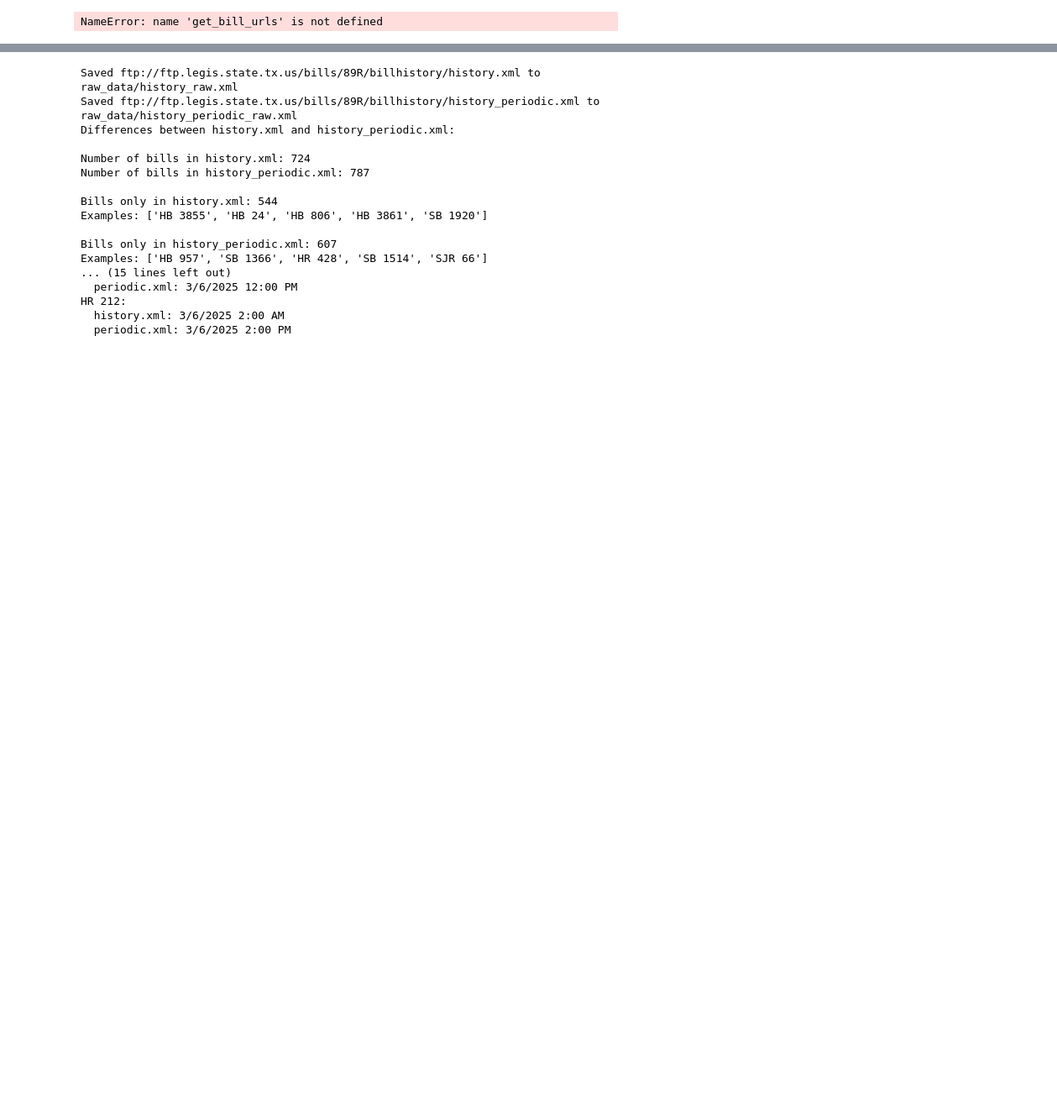
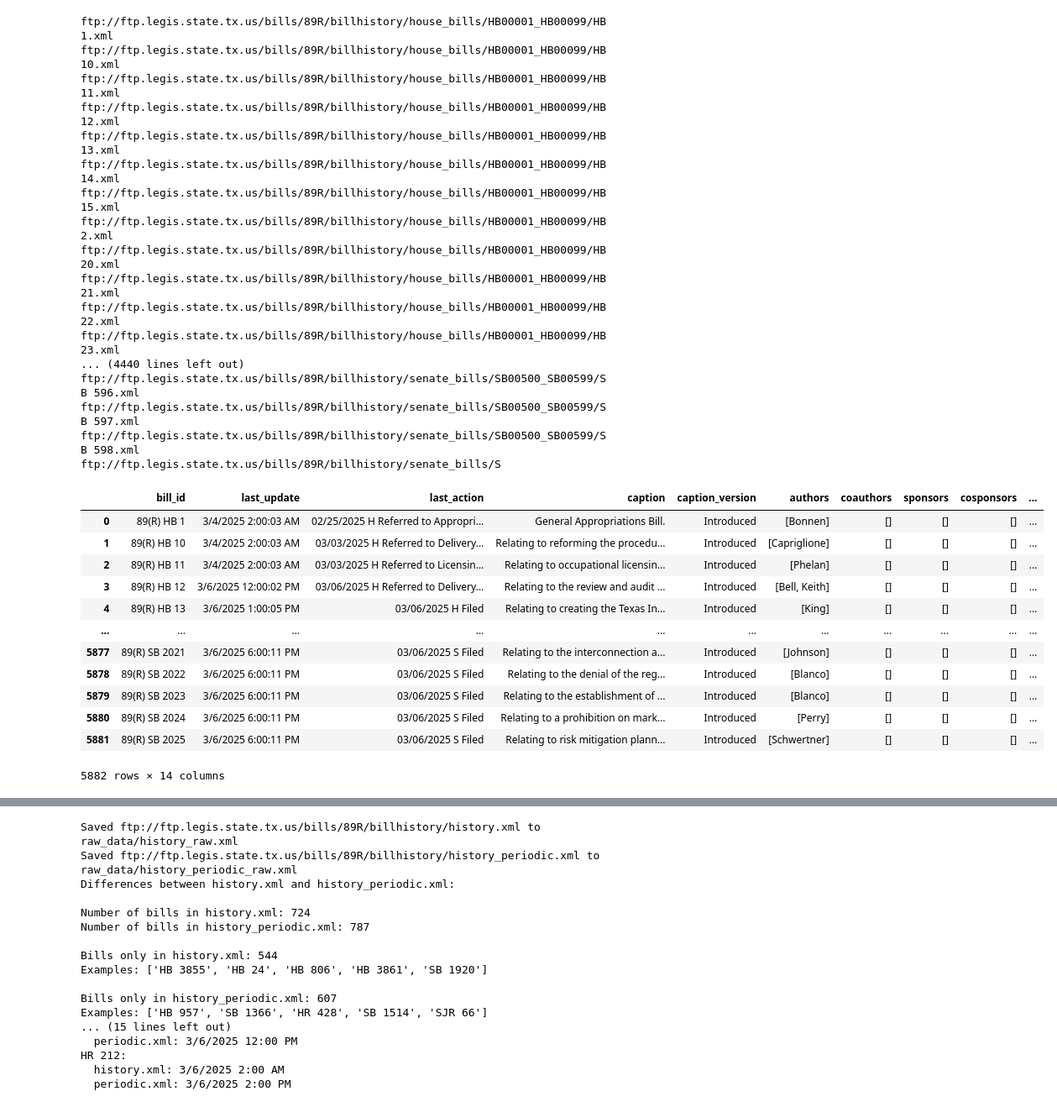
Before and after one commit to tx-spark/sparkflow, a Jupyter notebook: scraper/test_leg_api_scraper.ipynb, the cells around one changed output, grey strips where cells are left out. Shown: that part at 84% size. Drawn from its saved outputs; the diff is of its cells as text; code cells hidden in the pictures; blank space fills up the shorter version.

```diff
--- a/scraper/test_leg_api_scraper.ipynb
+++ b/scraper/test_leg_api_scraper.ipynb
@@ -6,9 +6,9 @@ from bs4 import BeautifulSoup
 import requests
 import gspread
 # %%
-from scraper_utils import FTP_Connection
+from utils import FTP_Connection
 import yaml
-CONFIG_PATH = 'scraper_config.yaml'
+CONFIG_PATH = '../config.yaml'
 
 with open(CONFIG_PATH, 'r', encoding='utf-8') as file:
     scraper_config = yaml.safe_load(file)
@@ -101,13 +101,12 @@ def get_bill_urls(conn, scraper_config):
         # Get bill XML files from each range folder
         for folder_url in range_folders:
             bill_xmls = conn.ls(folder_url)
-            print('\n'.join(bill_xmls))
             bill_urls.extend(bill_xmls)
 
     return bill_urls
 
 # Get all bill URLs
-bill_urls = get_bill_urls(conn, scraper_config)
-print(f"Found {len(bill_urls)} total bill XML files")
-print("\nFirst 5 bill URLs:")
-print('\n'.join(bill_urls[:5]))
+# bill_urls = get_bill_urls(conn, scraper_config)
+# print(f"Found {len(bill_urls)} total bill XML files")
+# print("\nFirst 5 bill URLs:")
+# print('\n'.join(bill_urls[:5]))
@@ -292,13 +166,43 @@ Parsed bill data:
 # %%
-def get_raw_bills_data(conn, scraper_config):
-    bill_urls = get_bill_urls(conn, scraper_config)
+def get_raw_bills_data(scraper_config, ftp_connection):
+    bill_urls = get_bill_urls(ftp_connection, scraper_config)
     raw_bills = []
     for url in bill_urls:
-        bill_data = parse_bill_xml(conn, url)
+        bill_data = parse_bill_xml(ftp_connection, url)
         if bill_data:
             raw_bills.append(bill_data)
     return pd.DataFrame(raw_bills)
 
-get_raw_bills_data(conn, scraper_config)
+raw_bills_df = get_raw_bills_data(scraper_config, conn)
+raw_bills_df
 # %% [output]
-NameError: name 'get_bill_urls' is not defined
+ftp://ftp.legis.state.tx.us/bills/89R/billhistory/house_bills/HB00001_HB00099/HB 1.xml
+ftp://ftp.legis.state.tx.us/bills/89R/billhistory/house_bills/HB00001_HB00099/HB 10.xml
+ftp://ftp.legis.state.tx.us/bills/89R/billhistory/house_bills/HB00001_HB00099/HB 11.xml
+ftp://ftp.legis.state.tx.us/bills/89R/billhistory/house_bills/HB00001_HB00099/HB 12.xml
+ftp://ftp.legis.state.tx.us/bills/89R/billhistory/house_bills/HB00001_HB00099/HB 13.xml
+ftp://ftp.legis.state.tx.us/bills/89R/billhistory/house_bills/HB00001_HB00099/HB 14.xml
+ftp://ftp.legis.state.tx.us/bills/89R/billhistory/house_bills/HB00001_HB00099/HB 15.xml
+ftp://ftp.legis.state.tx.us/bills/89R/billhistory/house_bills/HB00001_HB00099/HB 2.xml
+ftp://ftp.legis.state.tx.us/bills/89R/billhistory/house_bills/HB00001_HB00099/HB 20.xml
+ftp://ftp.legis.state.tx.us/bills/89R/billhistory/house_bills/HB00001_HB00099/HB 21.xml
+ftp://ftp.legis.state.tx.us/bills/89R/billhistory/house_bills/HB00001_HB00099/HB 22.xml
+ftp://ftp.legis.state.tx.us/bills/89R/billhistory/house_bills/HB00001_HB00099/HB 23.xml
+... (4440 lines left out)
+ftp://ftp.legis.state.tx.us/bills/89R/billhistory/senate_bills/SB00500_SB00599/SB 596.xml
+ftp://ftp.legis.state.tx.us/bills/89R/billhistory/senate_bills/SB00500_SB00599/SB 597.xml
+ftp://ftp.legis.state.tx.us/bills/89R/billhistory/senate_bills/SB00500_SB00599/SB 598.xml
+ftp://ftp.legis.state.tx.us/bills/89R/billhistory/senate_bills/S
+|  | bill_id | last_update | last_action | caption | caption_version | authors | coauthors | sponsors | cosponsors | ... |
+| 0 | 89(R) HB 1 | 3/4/2025 2:00:03 AM | 02/25/2025 H Referred to Appropri... | General Appropriations Bill. | Introduced | [Bonnen] | [] | [] | [] | ... |
+| 1 | 89(R) HB 10 | 3/4/2025 2:00:03 AM | 03/03/2025 H Referred to Delivery... | Relating to reforming the procedu... | Introduced | [Capriglione] | [] | [] | [] | ... |
+| 2 | 89(R) HB 11 | 3/4/2025 2:00:03 AM | 03/03/2025 H Referred to Licensin... | Relating to occupational licensin... | Introduced | [Phelan] | [] | [] | [] | ... |
+| 3 | 89(R) HB 12 | 3/6/2025 12:00:02 PM | 03/06/2025 H Referred to Delivery... | Relating to the review and audit ... | Introduced | [Bell, Keith] | [] | [] | [] | ... |
+| 4 | 89(R) HB 13 | 3/6/2025 1:00:05 PM | 03/06/2025 H Filed | Relating to creating the Texas In... | Introduced | [King] | [] | [] | [] | ... |
+| ... | ... | ... | ... | ... | ... | ... | ... | ... | ... | ... |
+| 5877 | 89(R) SB 2021 | 3/6/2025 6:00:11 PM | 03/06/2025 S Filed | Relating to the interconnection a... | Introduced | [Johnson] | [] | [] | [] | ... |
+| 5878 | 89(R) SB 2022 | 3/6/2025 6:00:11 PM | 03/06/2025 S Filed | Relating to the denial of the reg... | Introduced | [Blanco] | [] | [] | [] | ... |
+| 5879 | 89(R) SB 2023 | 3/6/2025 6:00:11 PM | 03/06/2025 S Filed | Relating to the establishment of ... | Introduced | [Blanco] | [] | [] | [] | ... |
+| 5880 | 89(R) SB 2024 | 3/6/2025 6:00:11 PM | 03/06/2025 S Filed | Relating to a prohibition on mark... | Introduced | [Perry] | [] | [] | [] | ... |
+| 5881 | 89(R) SB 2025 | 3/6/2025 6:00:11 PM | 03/06/2025 S Filed | Relating to risk mitigation plann... | Introduced | [Schwertner] | [] | [] | [] | ... |
+5882 rows × 14 columns
```
Also changed, not shown: parts of 13 cells of this notebook, 11 other files.
